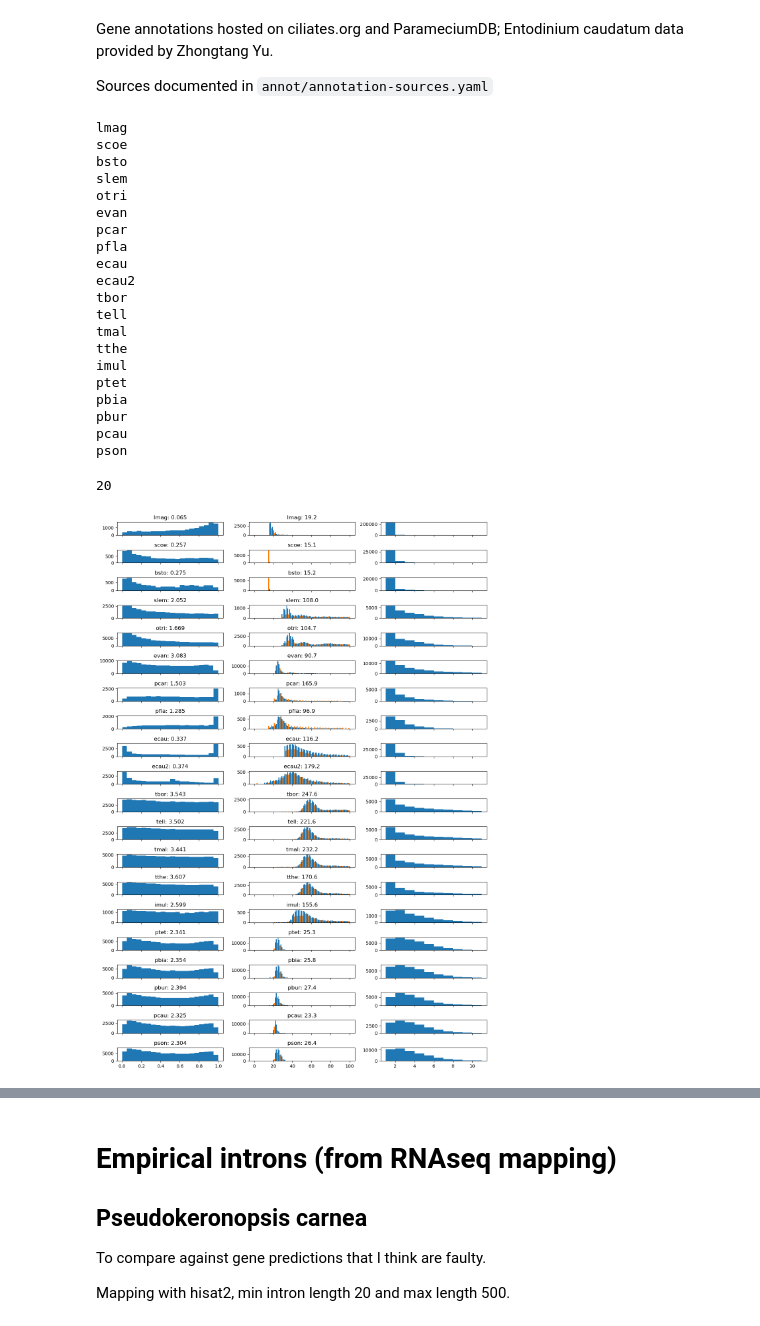
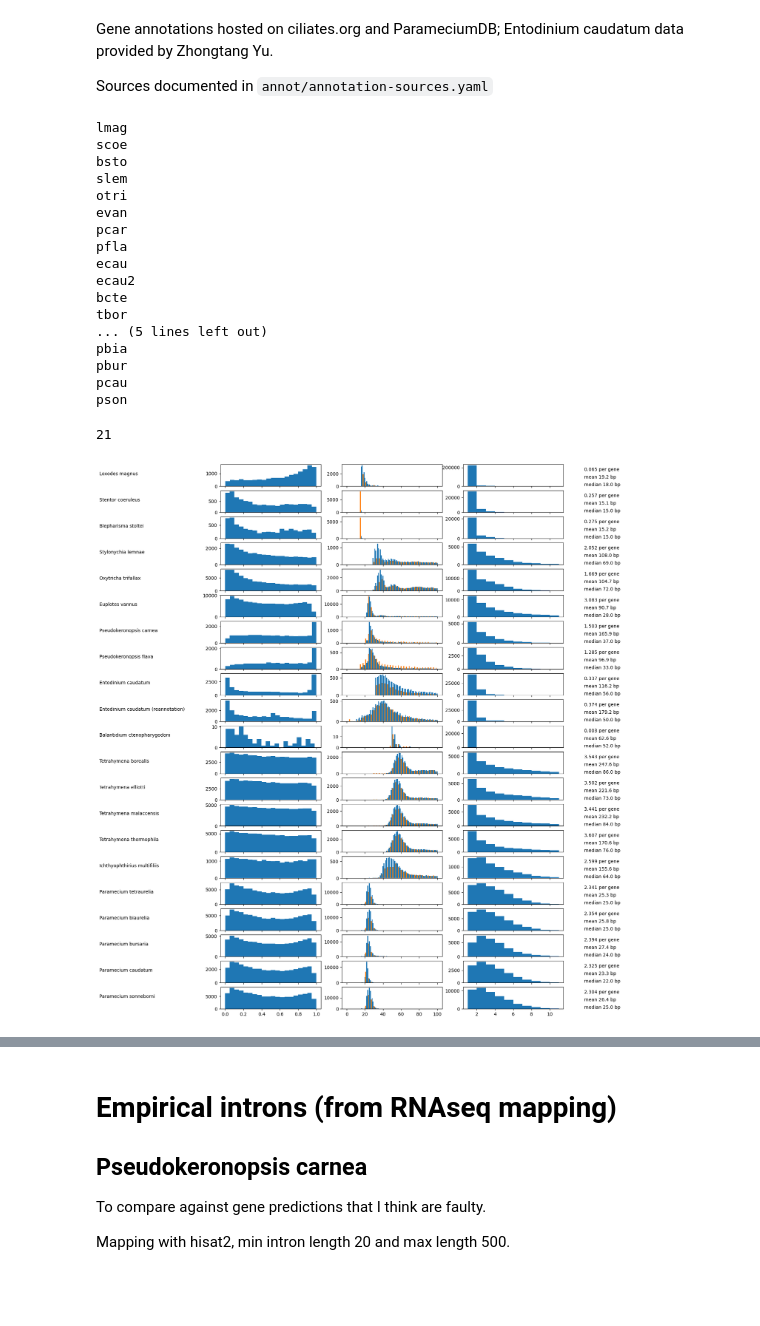
Before and after one commit to Swart-lab/ciliate-introns, a Jupyter notebook: ciliate_intron_distribution.ipynb, the cells around one changed output, grey strips where cells are left out. Cells and saved outputs as stored; diff of their text form; code cells hidden in the pictures; blank space fills up the shorter version.

Commit message:
Add Balantidium to analysis

```diff
--- a/ciliate_intron_distribution.ipynb
+++ b/ciliate_intron_distribution.ipynb
@@ -19,3 +22,6 @@ import pysam
+# %%
+with open('annot/annotation-sources.yaml', "r") as fh:
+    meta = yaml.safe_load(fh)
 # %% [markdown]
 Gene annotations hosted on ciliates.org and ParameciumDB; Entodinium caudatum data provided by Zhongtang Yu.
 
@@ -31,8 +37,9 @@ sp2file = {
     'evan' : 'annot/Euplotes_vannus_Mar2018.gff3',
     'pcar' : 'annot/Pse_carnea_Jun2021.gff3', # Pseudokeronopsis
     'pfla' : 'annot/Pse_flava_Jun2021.gff3',
-    'ecau' : 'annot/Ent_caudatum/Ent_caudautm.gff', # Entodinium caudatum
+    'ecau' : 'annot/Ent_caudautm.gff', # Entodinium caudatum
     'ecau2': 'genepred/braker_out/braker.gtf', # reannotation
+    'bcte' : 'annot/Balantidium_ctenopharyngodoni_V1.gff', # Balantidium ctenopharyngodoni
     'tbor' : 'annot/Tetrahymena_borealis_mac_genome_v1.gff3',
     'tell' : 'annot/Tetrahymena_elliotti_mac_genome_v1.gff3',
     'tmal' : 'annot/Tetrahymena_malaccensis_mac_genome_v1.gff3',
@@ -133,12 +140,9 @@ pcar
 pfla
 ecau
 ecau2
+bcte
 tbor
-tell
-tmal
-tthe
-imul
-ptet
+... (5 lines left out)
 pbia
 pbur
 pcau
@@ -146,40 +150,50 @@ pson
 # %%
 len(gff)
 # %% [output]
-20
+21
 # %%
 cds_by_sp = {}
 for sp in gff:
-    if sp in ['evan','otri']: # these annotations don't have CDS features, use exon features instead (not much diff)
+    if sp in ['evan','otri','bcte']: # these annotations don't have CDS features, use exon features instead (not much diff)
         cds_by_sp[sp] = gene2feature(gff[sp], 'exon')
     else:
         cds_by_sp[sp] = gene2feature(gff[sp], 'CDS')
 # %%
-fig, axs = plt.subplots(nrows=len(cds_by_sp), ncols=3, figsize=(12,17), sharey=False, sharex='col')
+fig, axs = plt.subplots(nrows=len(cds_by_sp), ncols=5, figsize=(18,17), sharey=False, sharex='col')
 for i in range(len(sp2file)):
     sp = list(sp2file.keys())[i]
+    try:
+        axs[i][0].text(0, 0.5, meta[sp]['name'])
+    except KeyError:
+        pass
+    axs[i][0].set_axis_off()
     relpos, lens = intron_relpos_lens(cds_by_sp[sp])
     lencounts = Counter(lens)
     introns_per_gene = sum([len(j) - 1 for j in list(cds_by_sp[sp].values())])/len(cds_by_sp[sp])
     # Relative position of introns within concatenated coding sequence
-    axs[i][0].hist(relpos, bins=20)
-    axs[i][0].set_title(sp + ": " + str(round(introns_per_gene,3)))
+    axs[i][1].hist(relpos, bins=20)
+    # axs[i][1].set_title(sp + ": " + str(round(introns_per_gene,3)))
     # Intron length
     ctr = Counter(lens)
     ctr = {i : ctr[i] for i in ctr if i <= 100}
     xx = list(ctr.keys())
     yy = list(ctr.values())
     ctr3 = {i : ctr[i] for i in ctr if i%3 == 0}
     xx3 = list(ctr3.keys())
     yy3 = list(ctr3.values())
-    axs[i][1].bar(xx, yy, width=1)
-    axs[i][1].bar(xx3, yy3, width=1, fill='red') # color 3n introns
-    axs[i][1].set_title(sp + ": " + str(round(sum(lens)/len(lens),1)))
+    axs[i][2].bar(xx, yy, width=1)
+    axs[i][2].bar(xx3, yy3, width=1, fill='red') # color 3n introns
+    # axs[i][2].set_title(sp + ": " + str(round(sum(lens)/len(lens),1)))
     # Exons per gene
-    axs[i][2].hist([len(cds_by_sp[sp][j]) for j in cds_by_sp[sp] if len(cds_by_sp[sp][j]) < 11], bins=range(1,12)) # truncated at 10
-fig.tight_layout()
+    axs[i][3].hist([len(cds_by_sp[sp][j]) for j in cds_by_sp[sp] if len(cds_by_sp[sp][j]) < 11], bins=range(1,12)) # truncated at 10
+    # Summary stats
+    axs[i][4].text(0, 0.7, str(round(introns_per_gene, 3)) + " per gene")
+    axs[i][4].text(0, 0.35, "mean " + str(round(mean(lens),1)) + " bp")
+    axs[i][4].text(0, 0, "median " + str(round(median(lens),1)) + " bp")
+    axs[i][4].set_axis_off()
+fig.tight_layout(h_pad=0, w_pad=0)
 # %% [output]
-[figure, old version]
+[figure, new version]
 # %% [markdown]
 Observations:
 
```
Also changed, not shown: parts of 4 cells of this notebook, 1 other file.
